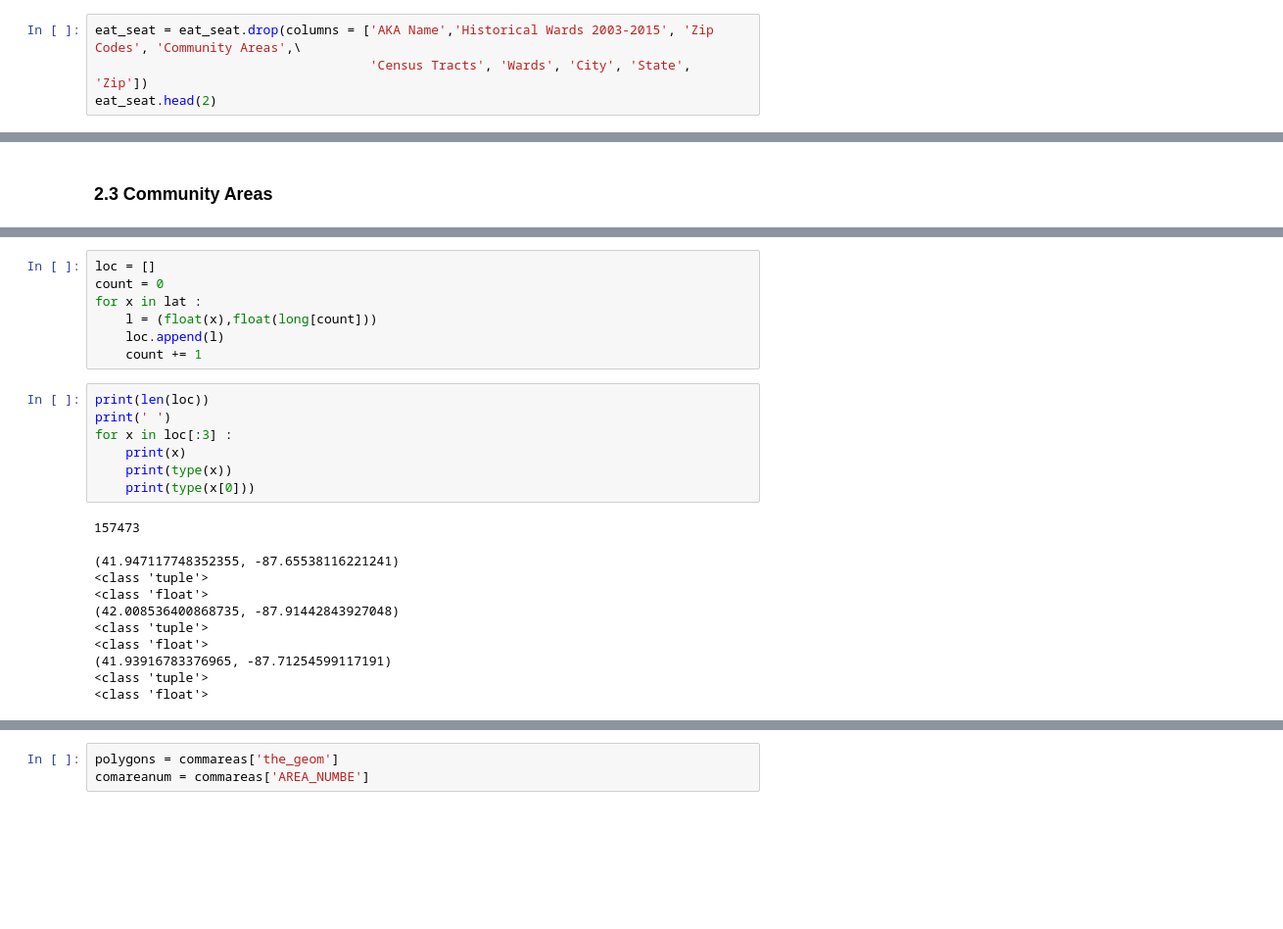
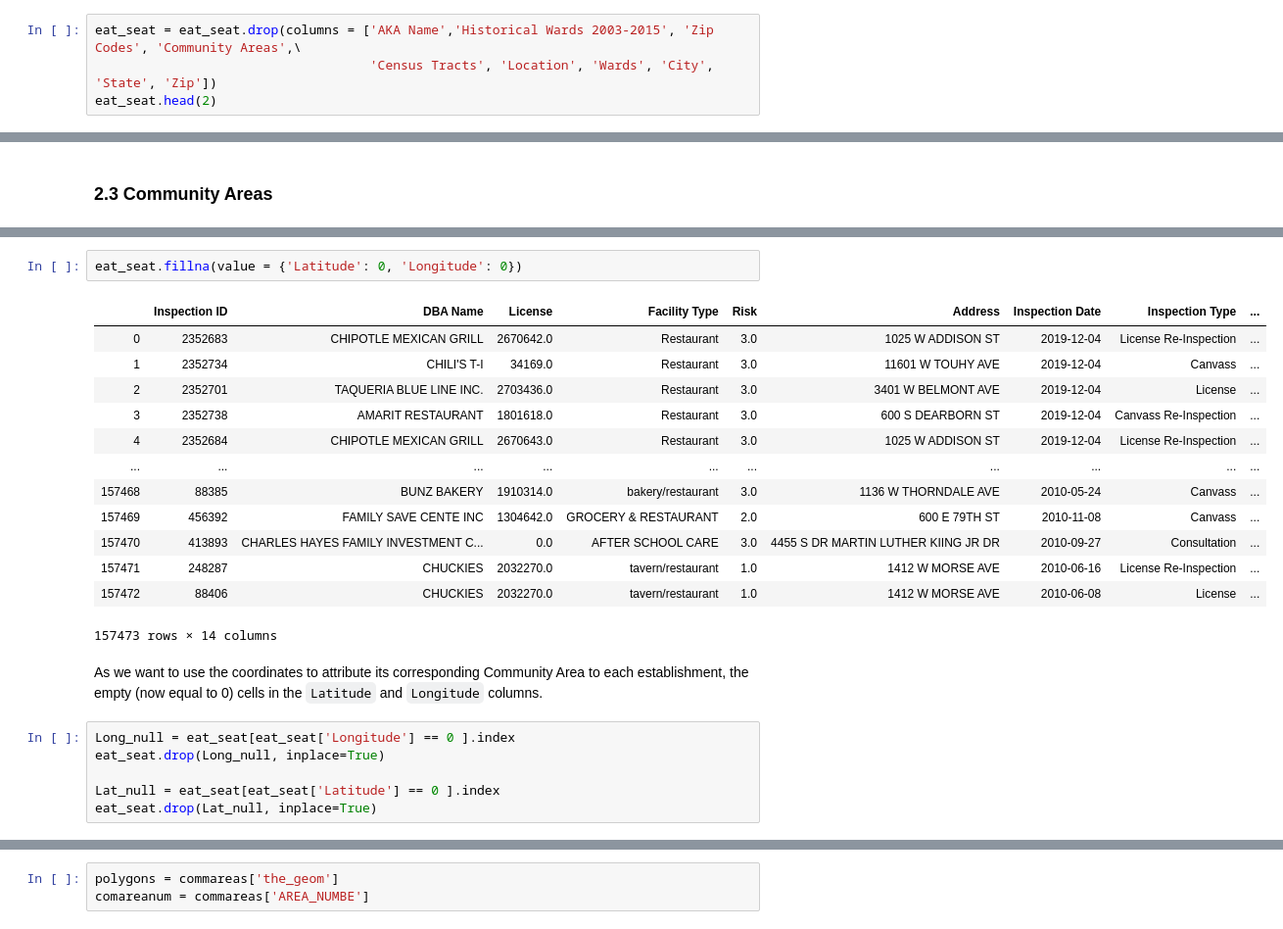
Before and after one commit to clairebilat/ada-2019-project-lost-and-found, a Jupyter notebook: Milestone-3.ipynb, the cells around one changed output, grey strips where cells are left out. Shown at 98% size. Cells and saved outputs as stored; diff of their text form; blank space fills up the shorter version.

```diff
--- a/Milestone-3.ipynb
+++ b/Milestone-3.ipynb
@@ -172,6 +172,6 @@ Also, we will use the `Latitude` and `Longitude` in our analysis, so we can drop
 # %%
 eat_seat = eat_seat.drop(columns = ['AKA Name','Historical Wards 2003-2015', 'Zip Codes', 'Community Areas',\
-                                    'Census Tracts', 'Wards', 'City', 'State', 'Zip'])
+                                    'Census Tracts', 'Location', 'Wards', 'City', 'State', 'Zip'])
 eat_seat.head(2)
 # %% [output]
 |  | Inspection ID | DBA Name | License # | Facility Type | Risk | Address | Inspection Date | Inspection Type | ... |
@@ -454,26 +398,24 @@ print(count)
-# %%
-loc = []
-count = 0
-for x in lat :
-    l = (float(x),float(long[count]))
-    loc.append(l)
-    count += 1
-# %%
-print(len(loc))
-print(' ')
-for x in loc[:3] :
-    print(x)
-    print(type(x))
-    print(type(x[0]))
-# %% [output]
-157473
-
-(41.947117748352355, -87.65538116221241)
-<class 'tuple'>
-<class 'float'>
-(42.008536400868735, -87.91442843927048)
-<class 'tuple'>
-<class 'float'>
-(41.93916783376965, -87.71254599117191)
-<class 'tuple'>
-<class 'float'>
+# %%
+eat_seat.fillna(value = {'Latitude': 0, 'Longitude': 0})
+# %% [output]
+|  | Inspection ID | DBA Name | License | Facility Type | Risk | Address | Inspection Date | Inspection Type | ... |
+| 0 | 2352683 | CHIPOTLE MEXICAN GRILL | 2670642.0 | Restaurant | 3.0 | 1025 W ADDISON ST | 2019-12-04 | License Re-Inspection | ... |
+| 1 | 2352734 | CHILI'S T-I | 34169.0 | Restaurant | 3.0 | 11601 W TOUHY AVE | 2019-12-04 | Canvass | ... |
+| 2 | 2352701 | TAQUERIA BLUE LINE INC. | 2703436.0 | Restaurant | 3.0 | 3401 W BELMONT AVE | 2019-12-04 | License | ... |
+| 3 | 2352738 | AMARIT RESTAURANT | 1801618.0 | Restaurant | 3.0 | 600 S DEARBORN ST | 2019-12-04 | Canvass Re-Inspection | ... |
+| 4 | 2352684 | CHIPOTLE MEXICAN GRILL | 2670643.0 | Restaurant | 3.0 | 1025 W ADDISON ST | 2019-12-04 | License Re-Inspection | ... |
+| ... | ... | ... | ... | ... | ... | ... | ... | ... | ... |
+| 157468 | 88385 | BUNZ BAKERY | 1910314.0 | bakery/restaurant | 3.0 | 1136 W THORNDALE AVE | 2010-05-24 | Canvass | ... |
+| 157469 | 456392 | FAMILY SAVE CENTE INC | 1304642.0 | GROCERY & RESTAURANT | 2.0 | 600 E 79TH ST | 2010-11-08 | Canvass | ... |
+| 157470 | 413893 | CHARLES HAYES FAMILY INVESTMENT C... | 0.0 | AFTER SCHOOL CARE | 3.0 | 4455 S DR MARTIN LUTHER KIING JR DR | 2010-09-27 | Consultation | ... |
+| 157471 | 248287 | CHUCKIES | 2032270.0 | tavern/restaurant | 1.0 | 1412 W MORSE AVE | 2010-06-16 | License Re-Inspection | ... |
+| 157472 | 88406 | CHUCKIES | 2032270.0 | tavern/restaurant | 1.0 | 1412 W MORSE AVE | 2010-06-08 | License | ... |
+157473 rows × 14 columns
+# %% [markdown]
+As we want to use the coordinates to attribute its corresponding Community Area to each establishment, the empty (now equal to 0) cells in the `Latitude` and `Longitude` columns.
+# %%
+Long_null = eat_seat[eat_seat['Longitude'] == 0 ].index
+eat_seat.drop(Long_null, inplace=True)
+
+Lat_null = eat_seat[eat_seat['Latitude'] == 0 ].index
+eat_seat.drop(Lat_null, inplace=True)
```
Also changed, not shown: parts of 47 cells of this notebook.
